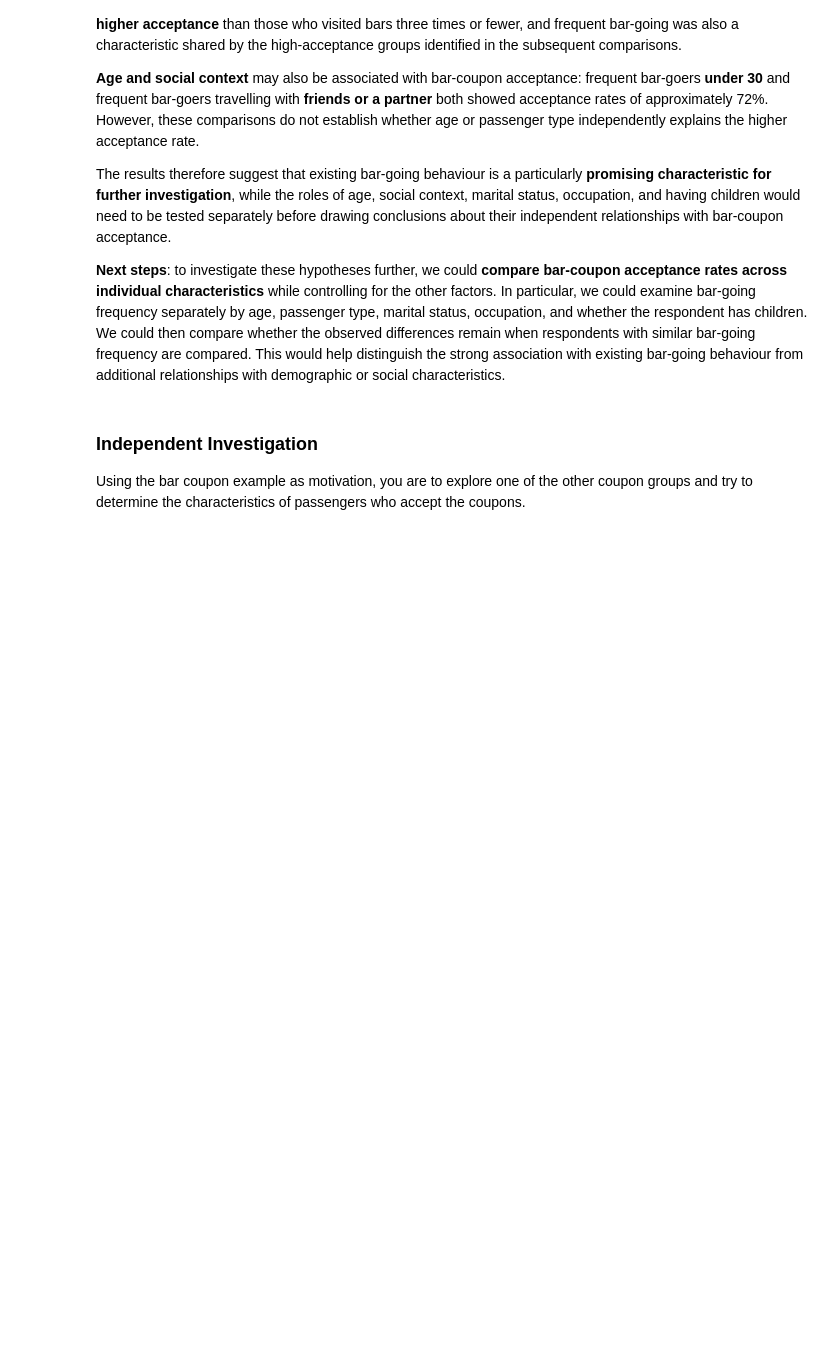
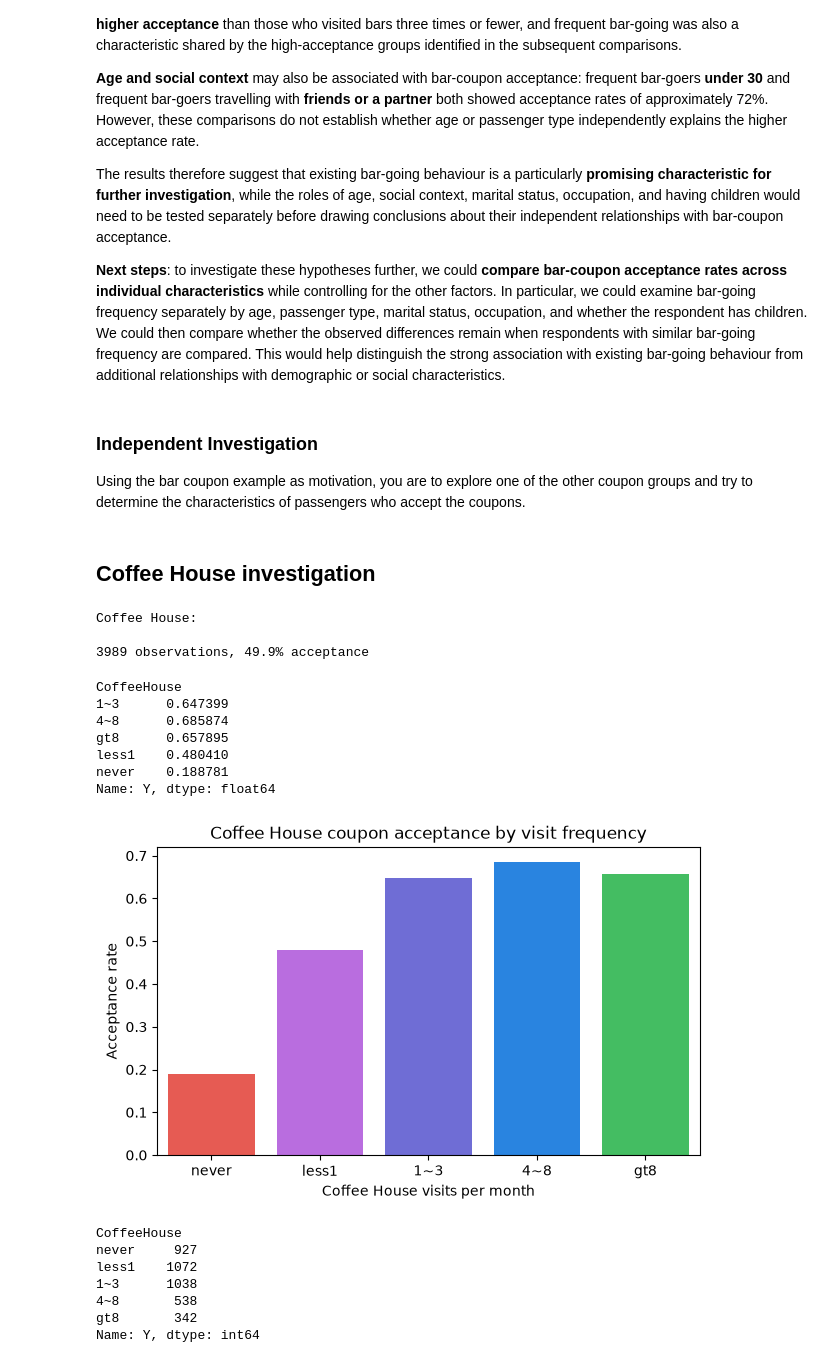
Before and after one commit to mvin-odissey/coupon-acceptance-analysis, a Jupyter notebook: prompt.ipynb, the cells around one changed output. Cells and saved outputs as stored; diff of their text form; code cells hidden in the pictures; blank space fills up the shorter version.

Commit message:
Analyze Coffee House acceptance by age and visit frequency

```diff
--- a/prompt.ipynb
+++ b/prompt.ipynb
@@ -758,3 +758,79 @@ The results therefore suggest that existing bar-going behaviour is a particularl
 ### Independent Investigation
 
 Using the bar coupon example as motivation, you are to explore one of the other coupon groups and try to determine the characteristics of passengers who accept the coupons.
+# %% [markdown]
+## Coffee House investigation
+# %%
+# Check the overall acceptance rate of Coffee House coupons
+
+coffee_coupons = data_clean[
+    data_clean["coupon"] == "Coffee House"
+]
+
+print("\n\033[1mCoffee House:\n\033[0m")
+
+coffee_acceptance = coffee_coupons["Y"].mean()
+print(
+    coffee_coupons.shape[0],
+    f"observations, {coffee_acceptance:.1%} acceptance\n"
+)
+# %% [output]
+Coffee House:
+
+3989 observations, 49.9% acceptance
+# %%
+# Check the hypothesis that frequent coffee house visitors accept such coupons better
+
+coffee_house_acceptance = (
+    coffee_coupons
+    .groupby("CoffeeHouse")["Y"]
+    .mean()
+)
+
+print(coffee_house_acceptance)
+print("\n")
+
+coffee_order = ["never", "less1", "1~3", "4~8", "gt8"]
+coffee_house_acceptance = coffee_house_acceptance.reindex(coffee_order)
+
+# Visualize the number of observations by acceptance
+plt.figure(figsize=(7, 4))
+
+sns.barplot(
+    x=coffee_house_acceptance.index,
+    y=coffee_house_acceptance.values,
+    hue=coffee_house_acceptance.index,
+    palette=colors,
+    legend=False
+)
+
+plt.title("Coffee House coupon acceptance by visit frequency")
+plt.xlabel("Coffee House visits per month")
+plt.ylabel("Acceptance rate")
+
+plt.show()
+
+coffee_house_count = (
+    coffee_coupons
+    .groupby("CoffeeHouse")["Y"]
+    .count()
+    .reindex(coffee_order)
+)
+
+print(coffee_house_count)
+# %% [output]
+CoffeeHouse
+1~3      0.647399
+4~8      0.685874
+gt8      0.657895
+less1    0.480410
+never    0.188781
+Name: Y, dtype: float64
+[figure, added]
+CoffeeHouse
+never     927
+less1    1072
+1~3      1038
+4~8       538
+gt8       342
+Name: Y, dtype: int64
```
Also changed, not shown: parts of 5 cells of this notebook.
